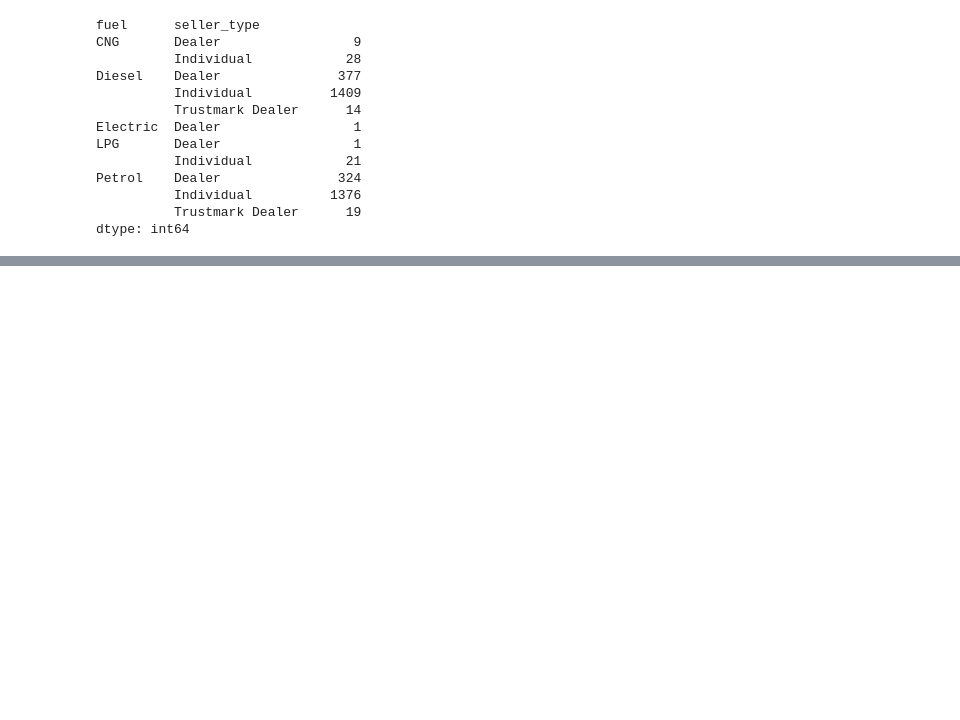
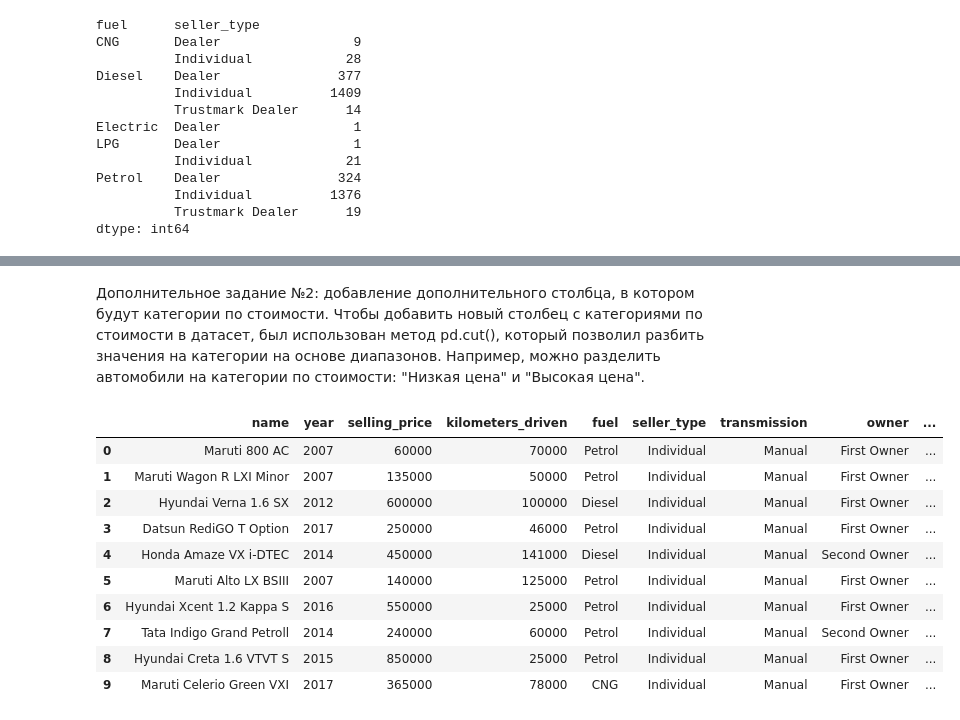
Before and after one commit to anaviel/VAD_lab1, a Jupyter notebook: ЛР1 _Маркова_14.ipynb, the cells around one changed output, grey strips where cells are left out. Saved outputs shown, nothing was run; the diff lists cells and outputs as text; code cells hidden in the pictures; blank space fills up the shorter version.

```diff
--- a/ЛР1 _Маркова_14.ipynb
+++ b/ЛР1 _Маркова_14.ipynb
@@ -276,0 +319,19 @@ Trustmark Dealer             NaN          NaN
+# %% [markdown]
+Дополнительное задание №2: добавление дополнительного столбца, в котором будут категории по стоимости. Чтобы добавить новый столбец с категориями по стоимости в датасет, был использован метод pd.cut(), который позволил разбить значения на категории на основе диапазонов. Например, можно разделить автомобили на категории по стоимости: "Низкая цена" и "Высокая цена".
+# %%
+bins = [df['selling_price'].min(), df['selling_price'].mean(), df['selling_price'].max()]
+labels = ['Низкая цена','Высокая цена']
+df['price'] = pd.cut(df['selling_price'], bins=bins, labels=labels, include_lowest=True)
+display(df.head(10))
+# %% [output]
+|  | name | year | selling_price | kilometers_driven | fuel | seller_type | transmission | owner | ... |
+| 0 | Maruti 800 AC | 2007 | 60000 | 70000 | Petrol | Individual | Manual | First Owner | ... |
+| 1 | Maruti Wagon R LXI Minor | 2007 | 135000 | 50000 | Petrol | Individual | Manual | First Owner | ... |
+| 2 | Hyundai Verna 1.6 SX | 2012 | 600000 | 100000 | Diesel | Individual | Manual | First Owner | ... |
+| 3 | Datsun RediGO T Option | 2017 | 250000 | 46000 | Petrol | Individual | Manual | First Owner | ... |
+| 4 | Honda Amaze VX i-DTEC | 2014 | 450000 | 141000 | Diesel | Individual | Manual | Second Owner | ... |
+| 5 | Maruti Alto LX BSIII | 2007 | 140000 | 125000 | Petrol | Individual | Manual | First Owner | ... |
+| 6 | Hyundai Xcent 1.2 Kappa S | 2016 | 550000 | 25000 | Petrol | Individual | Manual | First Owner | ... |
+| 7 | Tata Indigo Grand Petroll | 2014 | 240000 | 60000 | Petrol | Individual | Manual | Second Owner | ... |
+| 8 | Hyundai Creta 1.6 VTVT S | 2015 | 850000 | 25000 | Petrol | Individual | Manual | First Owner | ... |
+| 9 | Maruti Celerio Green VXI | 2017 | 365000 | 78000 | CNG | Individual | Manual | First Owner | ... |
```
Also changed, not shown: parts of 33 cells of this notebook.
